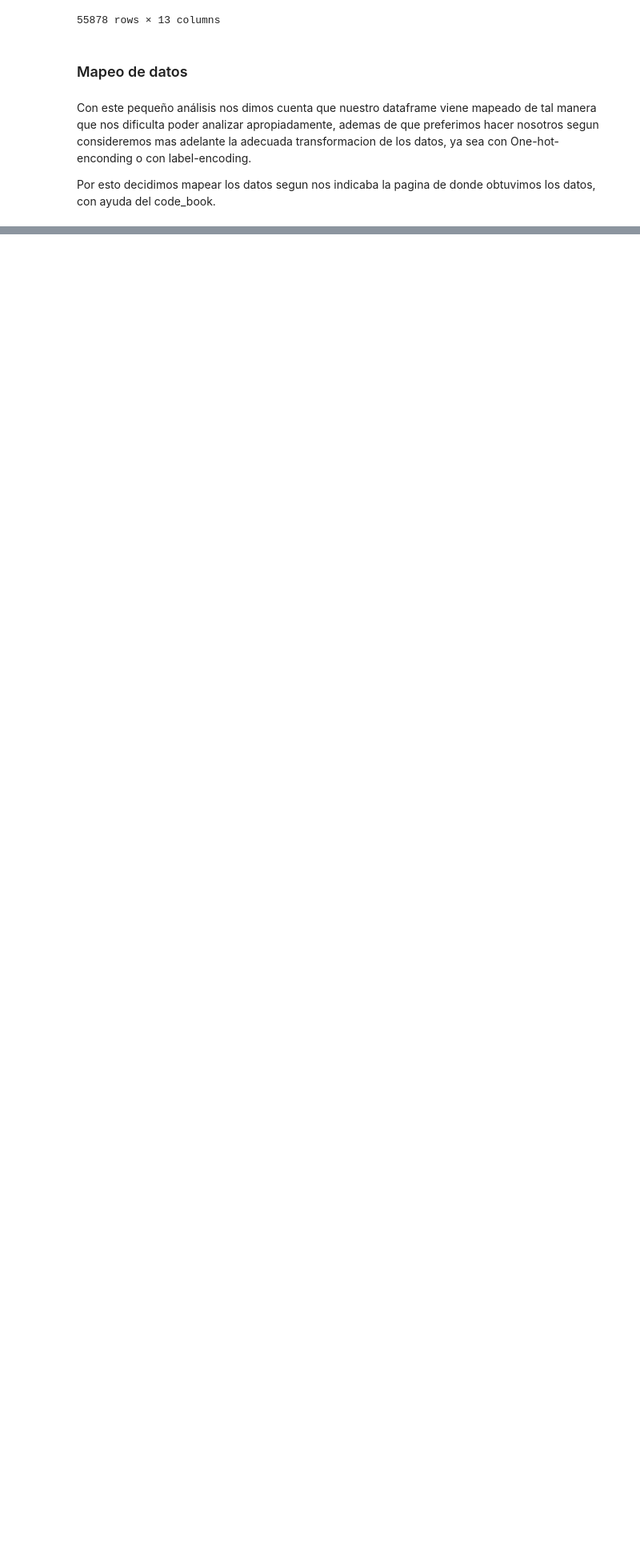
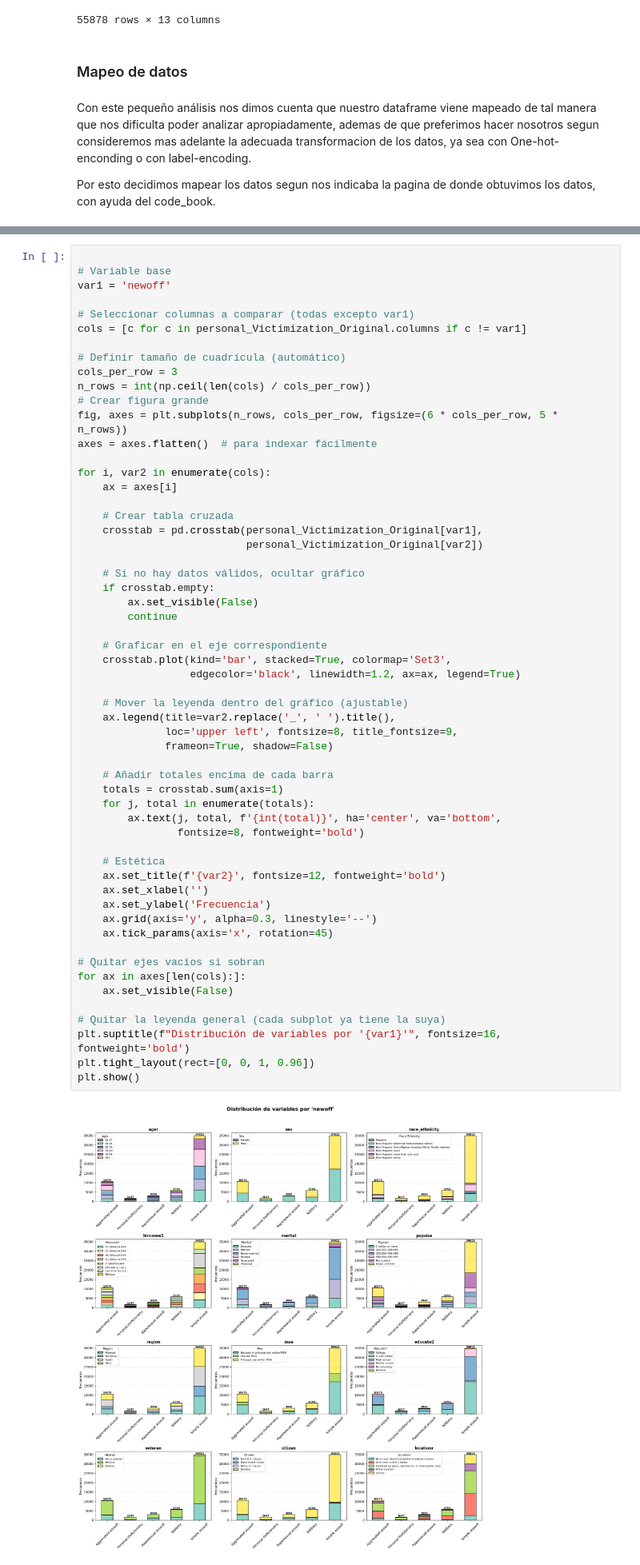
Before and after one commit to MeylinM/Criminal-Model, a Jupyter notebook: src/EDA/analisis_exploratorio.ipynb, the cells around one changed output, grey strips where cells are left out. Shown at 80% size. Drawn from its saved outputs; the diff is of its cells as text; blank space fills up the shorter version.

```diff
--- a/src/EDA/analisis_exploratorio.ipynb
+++ b/src/EDA/analisis_exploratorio.ipynb
@@ -381 +555,60 @@ ________________________________________________________________________________
+# %%
+
+# Variable base
+var1 = 'newoff'
+
+# Seleccionar columnas a comparar (todas excepto var1)
+cols = [c for c in personal_Victimization_Original.columns if c != var1]
+
+# Definir tamaño de cuadrícula (automático)
+cols_per_row = 3
+n_rows = int(np.ceil(len(cols) / cols_per_row))
+# Crear figura grande
+fig, axes = plt.subplots(n_rows, cols_per_row, figsize=(6 * cols_per_row, 5 * n_rows))
+axes = axes.flatten()  # para indexar fácilmente
+
+for i, var2 in enumerate(cols):
+    ax = axes[i]
+
+    # Crear tabla cruzada
+    crosstab = pd.crosstab(personal_Victimization_Original[var1],
+                           personal_Victimization_Original[var2])
+
+    # Si no hay datos válidos, ocultar gráfico
+    if crosstab.empty:
+        ax.set_visible(False)
+        continue
+
+    # Graficar en el eje correspondiente
+    crosstab.plot(kind='bar', stacked=True, colormap='Set3',
+                  edgecolor='black', linewidth=1.2, ax=ax, legend=True)
+
+    # Mover la leyenda dentro del gráfico (ajustable)
+    ax.legend(title=var2.replace('_', ' ').title(),
+              loc='upper left', fontsize=8, title_fontsize=9,
+              frameon=True, shadow=False)
+
+    # Añadir totales encima de cada barra
+    totals = crosstab.sum(axis=1)
+    for j, total in enumerate(totals):
+        ax.text(j, total, f'{int(total)}', ha='center', va='bottom',
+                fontsize=8, fontweight='bold')
+
+    # Estética
+    ax.set_title(f'{var2}', fontsize=12, fontweight='bold')
+    ax.set_xlabel('')
+    ax.set_ylabel('Frecuencia')
+    ax.grid(axis='y', alpha=0.3, linestyle='--')
+    ax.tick_params(axis='x', rotation=45)
+
+# Quitar ejes vacíos si sobran
+for ax in axes[len(cols):]:
+    ax.set_visible(False)
+
+# Quitar la leyenda general (cada subplot ya tiene la suya)
+plt.suptitle(f"Distribución de variables por '{var1}'", fontsize=16, fontweight='bold')
+plt.tight_layout(rect=[0, 0, 1, 0.96])
+plt.show()
+# %% [output]
+[figure, added]
 # %% [markdown]
```
Also changed, not shown: parts of 42 cells of this notebook, 1 other file.
